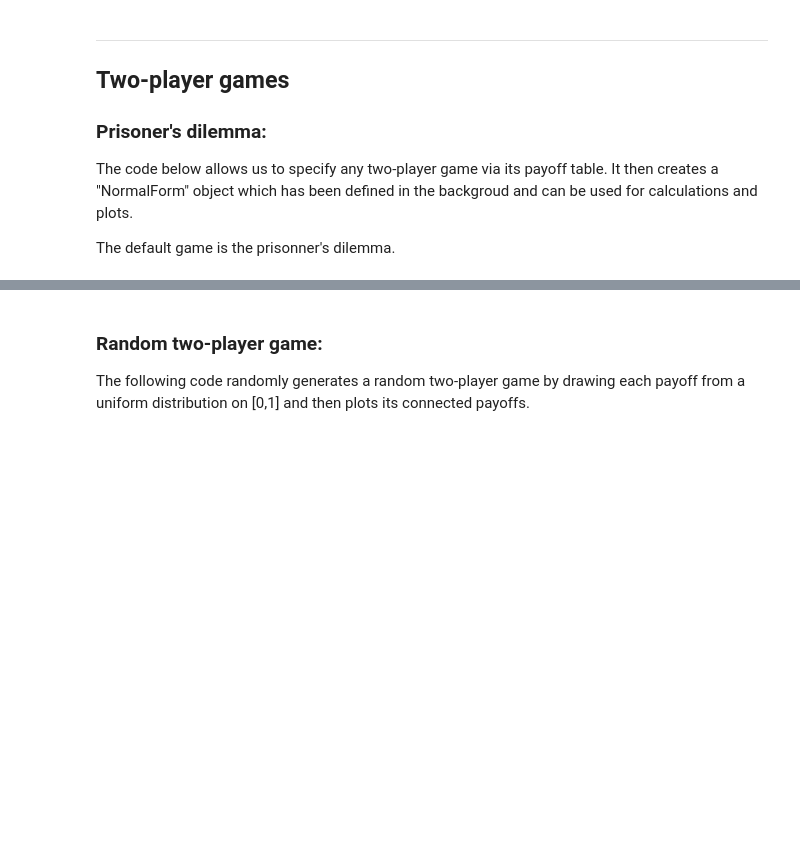
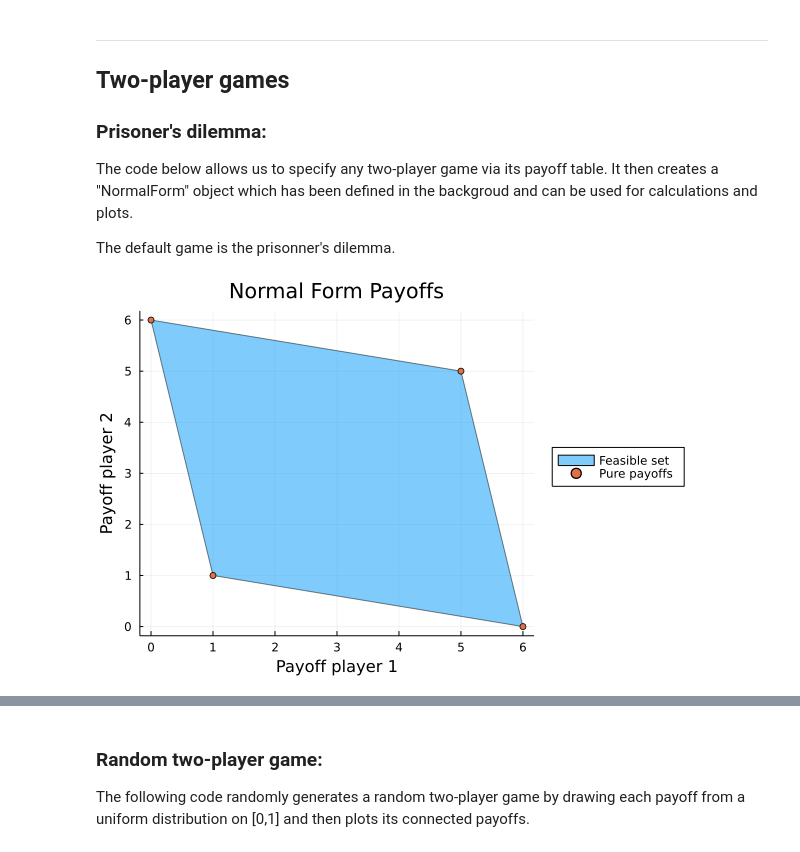
Before and after one commit to vfarinhaluz/Julia-games, a Jupyter notebook: Feasible sets.ipynb, the cells around one changed output, grey strips where cells are left out. Drawn from its saved outputs; the diff is of its cells as text; code cells hidden in the pictures; blank space fills up the shorter version.

```diff
--- a/Feasible sets.ipynb
+++ b/Feasible sets.ipynb
@@ -16,6 +16,18 @@ ___
 The code below allows us to specify any two-player game via its payoff table. It then creates a "NormalForm" object which has been defined in the backgroud and can be used for calculations and plots.
 
 The default game is the prisonner's dilemma.
+# %%
+#The following matrix can be updated:
+normalTable=[
+    (5,5) (0,6);
+    (6,0) (1,1)
+]
+
+normalform=NormalForm(normalTable) #Constructs NormalForm object
+
+plotFeasible2(normalform); #Code that plots all relevant values
+# %% [output]
+[figure, added]
 # %%
 #The following matrix can be updated:
 normalTable=[
```
Also changed, not shown: parts of 2 cells of this notebook, 1 other file.
